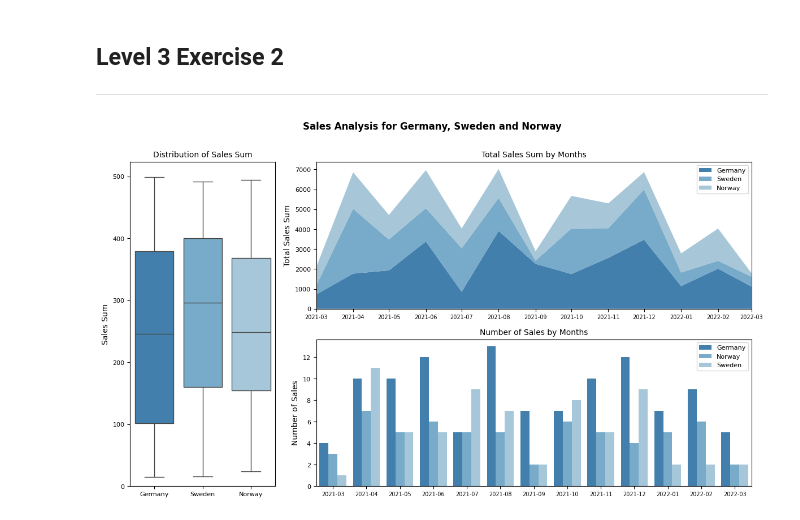
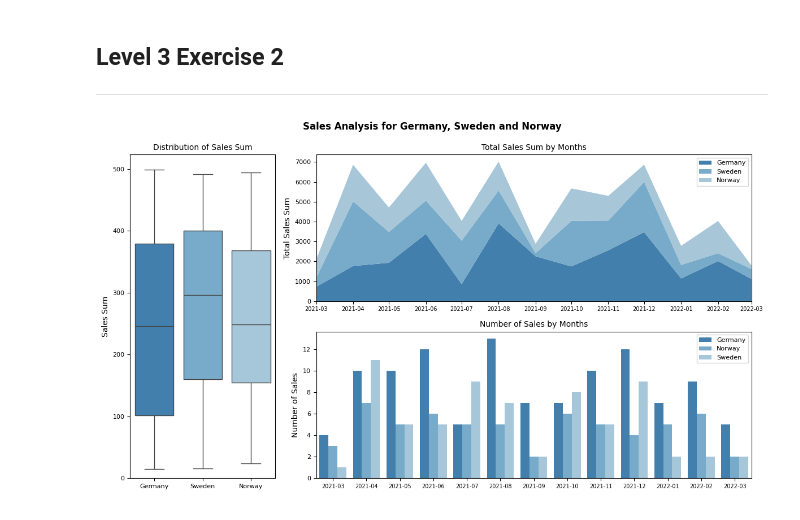
Before and after one commit to leocareer/DA_specialization, a Jupyter notebook: Sprint_08/S8_02.ipynb, the cells around one changed output. Saved outputs shown, nothing was run; the diff lists cells and outputs as text; code cells hidden in the pictures.

```diff
--- a/Sprint_08/S8_02.ipynb
+++ b/Sprint_08/S8_02.ipynb
@@ -663,32 +663,32 @@ ax[1].set_xlim(months[0], months[12])
 ax[1].set_xticks(months, [month.strftime('%Y-%m') for month in months])
 ax[1].legend(title=None, fontsize=8)
 
 
 ax[2] = fig.add_subplot(gs[1, 1])
 
 sns.barplot(
     data=df_barplot,
     x='month',
     y='transaction_count',
     hue='country',
     palette='tab20c',
     ax=ax[2]
 )
 
 ax[2].set_title('Number of Sales by Months', fontsize=10)
 ax[2].set_xlabel(None)
 ax[2].set_ylabel('Number of Sales')
 ax[2].set_xticks(range(len(months)))
 ax[2].set_xticklabels(months.strftime('%Y-%m'))
 ax[2].tick_params(axis='x', labelsize=7)
 ax[2].tick_params(axis='y', labelsize=8)
 ax[2].legend(title=None, fontsize=8)
 
 
-fig.suptitle('Sales Analysis for Germany, Sweden and Norway', fontweight='bold', verticalalignment='bottom')
+fig.suptitle('Sales Analysis for Germany, Sweden and Norway', fontweight='bold', verticalalignment='bottom', y=0.96)
 fig.subplots_adjust(hspace=0.3, wspace=0.2)
 
 plt.tight_layout()
 plt.show()
 # %% [output]
-[figure, old version]
+[figure, new version]
```
Also changed, not shown: parts of 3 cells of this notebook.
